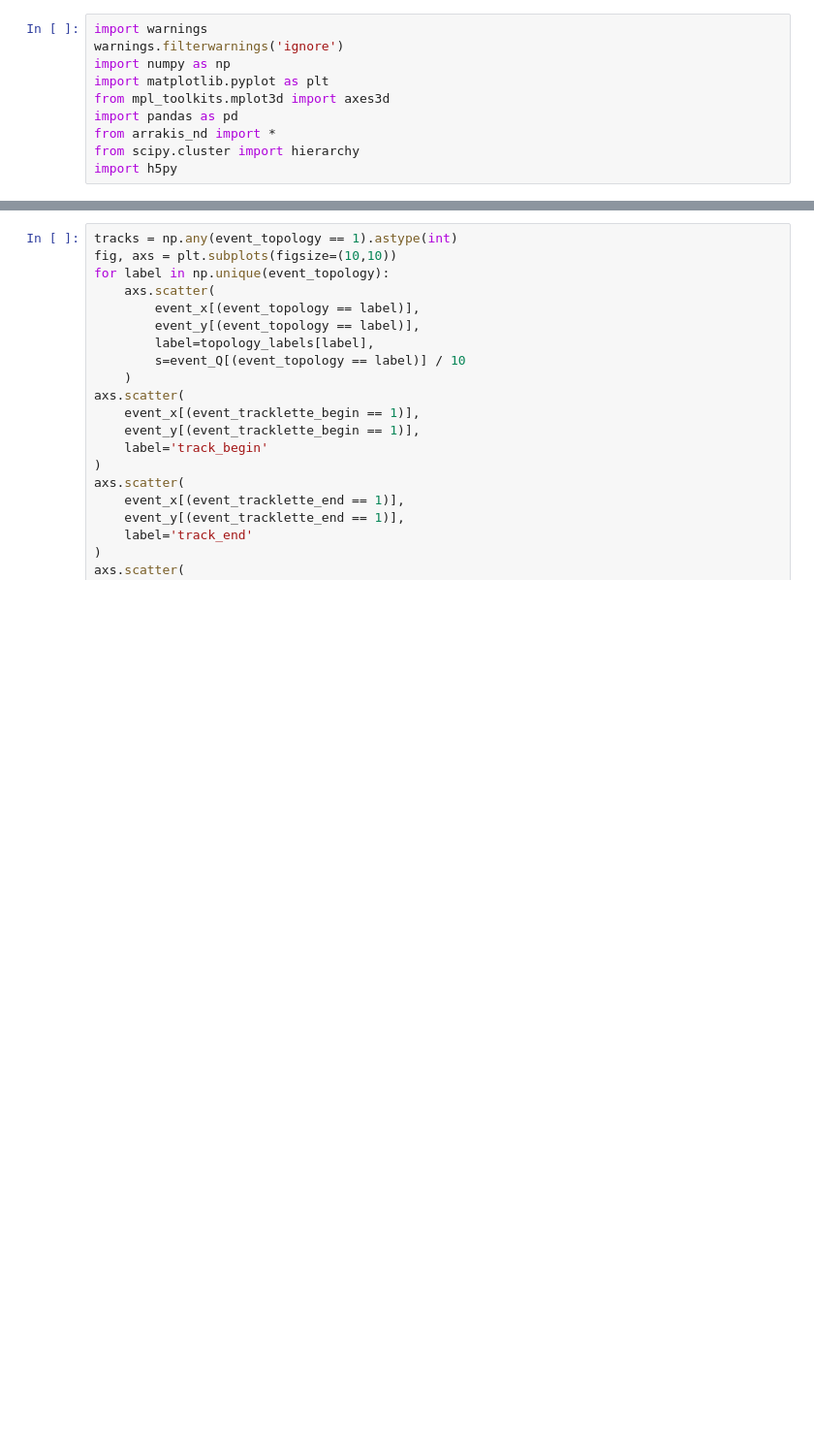
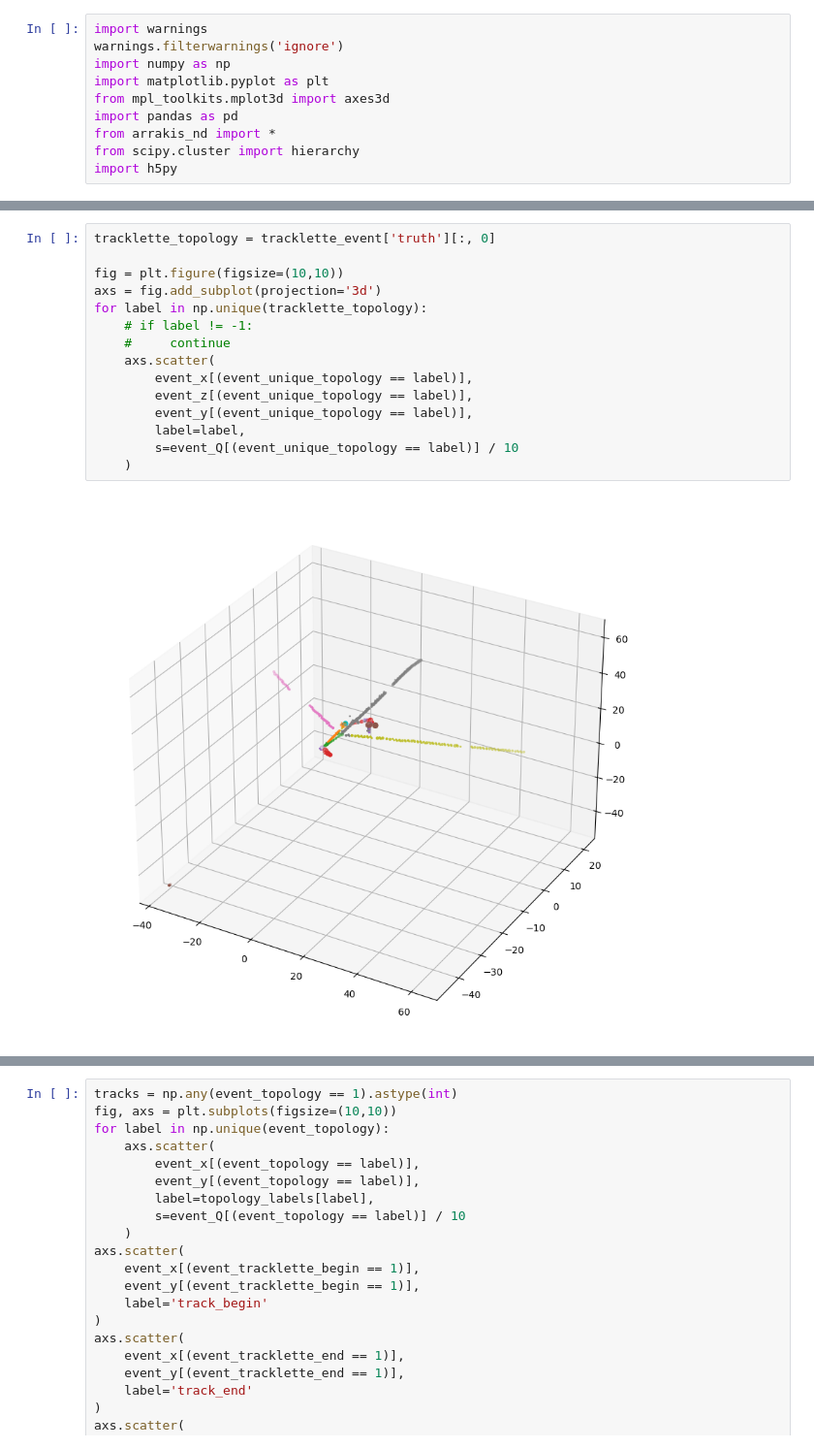
Before and after one commit to Neutron-Calibration-in-DUNE/ArrakisND, a Jupyter notebook: notebooks/test_arrakis.ipynb, the cells around one changed output, grey strips where cells are left out. Shown at 97% size. Saved outputs shown, nothing was run; the diff lists cells and outputs as text; blank space fills up the shorter version.

```diff
--- a/notebooks/test_arrakis.ipynb
+++ b/notebooks/test_arrakis.ipynb
@@ -146,0 +216,17 @@ plt.legend()
+# %%
+tracklette_topology = tracklette_event['truth'][:, 0]
+
+fig = plt.figure(figsize=(10,10))
+axs = fig.add_subplot(projection='3d')
+for label in np.unique(tracklette_topology):
+    # if label != -1:
+    #     continue
+    axs.scatter(
+        event_x[(event_unique_topology == label)],
+        event_z[(event_unique_topology == label)],
+        event_y[(event_unique_topology == label)],
+        label=label,
+        s=event_Q[(event_unique_topology == label)] / 10
+    )
+# %% [output]
+[figure, added]
```
Also changed, not shown: parts of 12 cells of this notebook, 3 other files.
